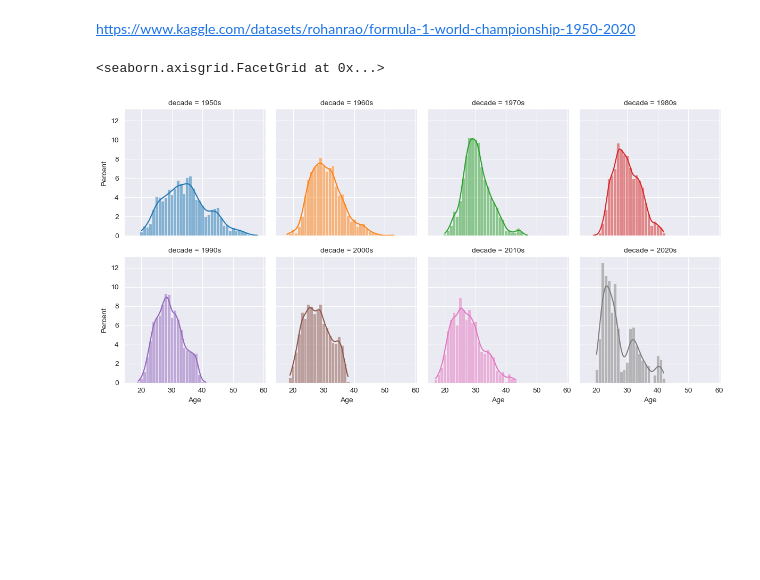
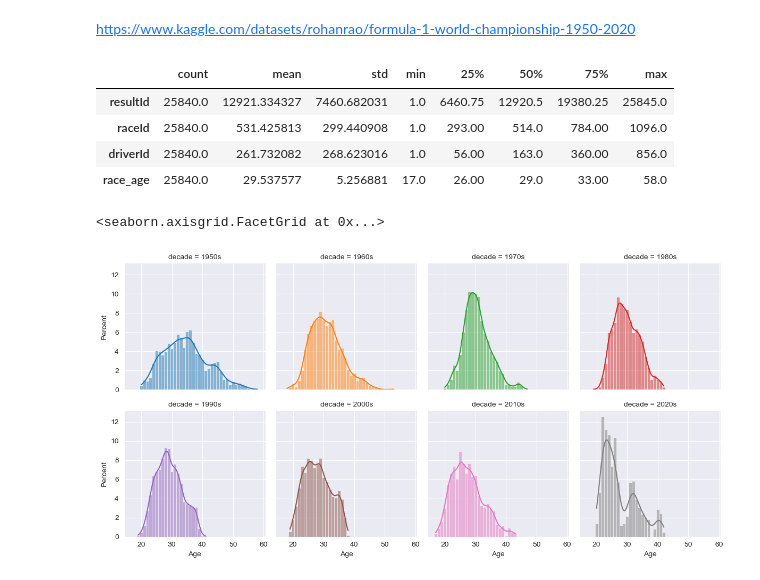
Before and after one commit to austin-mccollum/nycdsa_python_project, a Jupyter notebook: driver_age.ipynb, the cells around one changed output. Cells and saved outputs as stored; diff of their text form; code cells hidden in the pictures; blank space fills up the shorter version.

```diff
--- a/driver_age.ipynb
+++ b/driver_age.ipynb
@@ -48 +53,9 @@ age_distro = age_distro.sort_values(by='decade')
+# %%
+age_distro.describe().T
+# %% [output]
+|  | count | mean | std | min | 25% | 50% | 75% | max |
+| resultId | 25840.0 | 12921.334327 | 7460.682031 | 1.0 | 6460.75 | 12920.5 | 19380.25 | 25845.0 |
+| raceId | 25840.0 | 531.425813 | 299.440908 | 1.0 | 293.00 | 514.0 | 784.00 | 1096.0 |
+| driverId | 25840.0 | 261.732082 | 268.623016 | 1.0 | 56.00 | 163.0 | 360.00 | 856.0 |
+| race_age | 25840.0 | 29.537577 | 5.256881 | 17.0 | 26.00 | 29.0 | 33.00 | 58.0 |
 # %%
```
Also changed, not shown: parts of 17 cells of this notebook, 3 other files.
